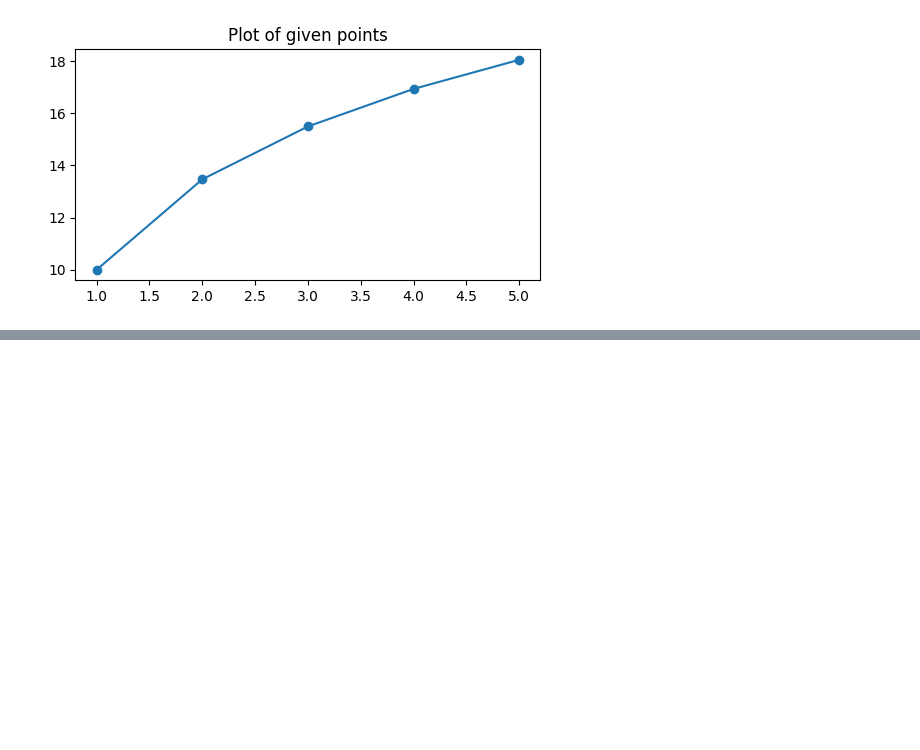
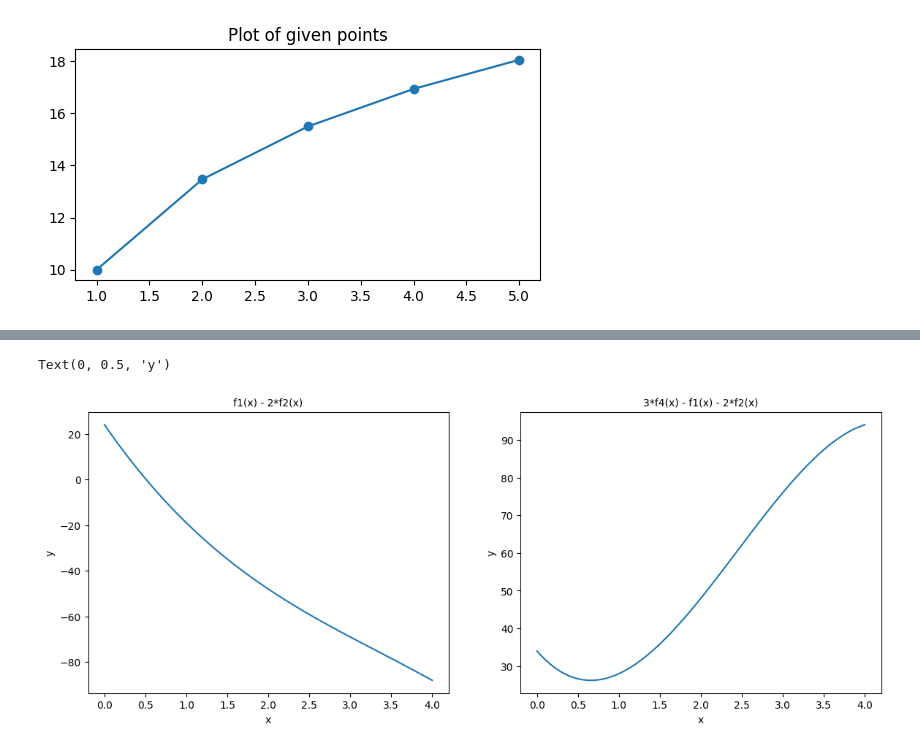
Before and after one commit to francobarrionuevoenv21/MAIE_devs_pub, a Jupyter notebook: MetodosNumericos/TP0_xxxx/TP0_VectorizedCalculations.ipynb, the cells around one changed output, grey strips where cells are left out. Saved outputs shown, nothing was run; the diff lists cells and outputs as text; code cells hidden in the pictures; blank space fills up the shorter version.

```diff
--- a/MetodosNumericos/TP0_xxxx/TP0_VectorizedCalculations.ipynb
+++ b/MetodosNumericos/TP0_xxxx/TP0_VectorizedCalculations.ipynb
@@ -107,9 +117,19 @@ array([-1.00000000e+00, -8.86818393e-01, -7.89170142e-01, -7.06263739e-01,
 # %%
-# Plotting[]
+# Plotting
 fig, ax = plt.subplots(1, 2, figsize=(14, 5))
 
-# 5*sen(2x)
-ax[0].plot(x, 5*np.sin(2*x))
-ax[0].set_title('5*sen(2x)')
+# f1(x) - 2*f2(x)
+ax[0].plot(x, f1(x)-2*f2(x))
+ax[0].set_title('f1(x) - 2*f2(x)', fontsize=10)
 ax[0].set_xlabel('x')
 ax[0].set_ylabel('y')
+
+
+# 3*f4(x) - f1(x) - 2*f2(x)
+ax[1].plot(x, 3*f4(x)-f1(x)-2*f2(x))
+ax[1].set_title('3*f4(x) - f1(x) - 2*f2(x)', fontsize=10)
+ax[1].set_xlabel('x')
+ax[1].set_ylabel('y')
+# %% [output]
+Text(0, 0.5, 'y')
+[figure, added]
```
Also changed, not shown: parts of 5 cells of this notebook.
